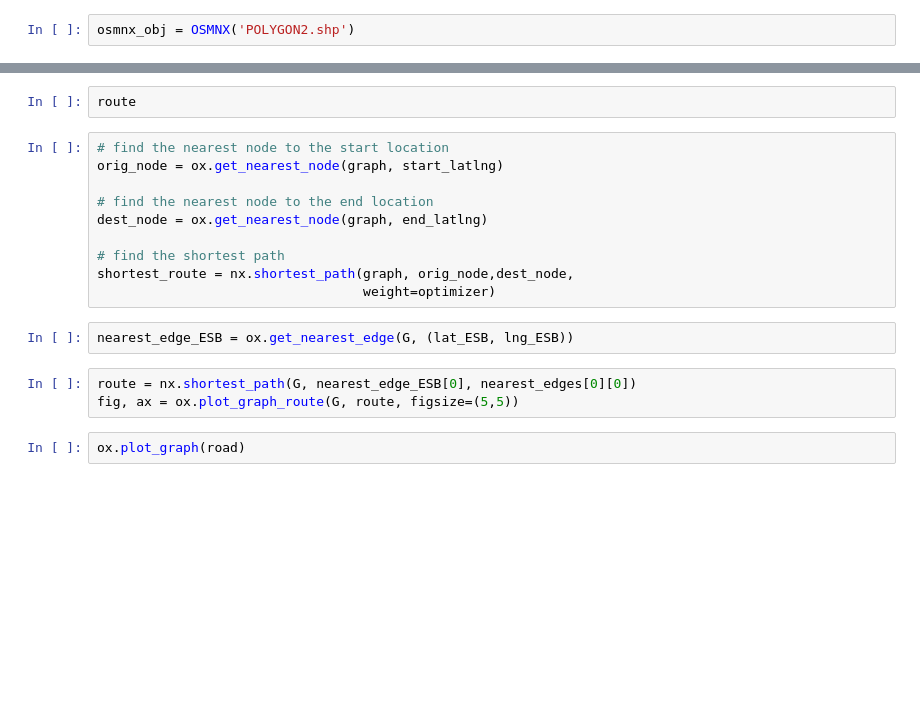
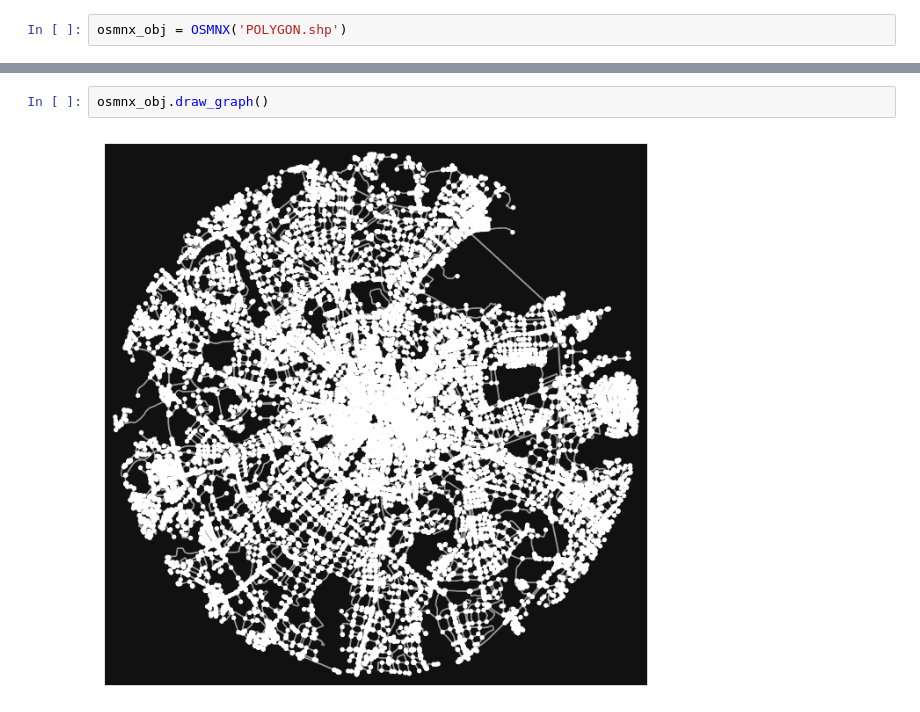
Before and after one commit to BroVadim/OSMNX, a Jupyter notebook: OSMNX_worker.ipynb, the cells around one changed output, grey strips where cells are left out. Saved outputs shown, nothing was run; the diff lists cells and outputs as text; blank space fills up the shorter version.

Commit message:
add markdown and test start

```diff
--- a/OSMNX_worker.ipynb
+++ b/OSMNX_worker.ipynb
@@ -45,2 +241,2 @@ class OSMNX:
 # %%
-osmnx_obj = OSMNX('POLYGON2.shp')
+osmnx_obj = OSMNX('POLYGON.shp')
@@ -101,19 +247,4 @@ road[281435550]
-# %%
-route
-# %%
-# find the nearest node to the start location
-orig_node = ox.get_nearest_node(graph, start_latlng)
-
-# find the nearest node to the end location
-dest_node = ox.get_nearest_node(graph, end_latlng)
-
-# find the shortest path
-shortest_route = nx.shortest_path(graph, orig_node,dest_node,
-                                  weight=optimizer)
-# %%
-nearest_edge_ESB = ox.get_nearest_edge(G, (lat_ESB, lng_ESB))
-# %%
-route = nx.shortest_path(G, nearest_edge_ESB[0], nearest_edges[0][0])
-fig, ax = ox.plot_graph_route(G, route, figsize=(5,5))
-# %%
-ox.plot_graph(road)
+# %%
+osmnx_obj.draw_graph()
+# %% [output]
+[figure, added]
```
Also changed, not shown: parts of 14 cells of this notebook, 12 other files.
